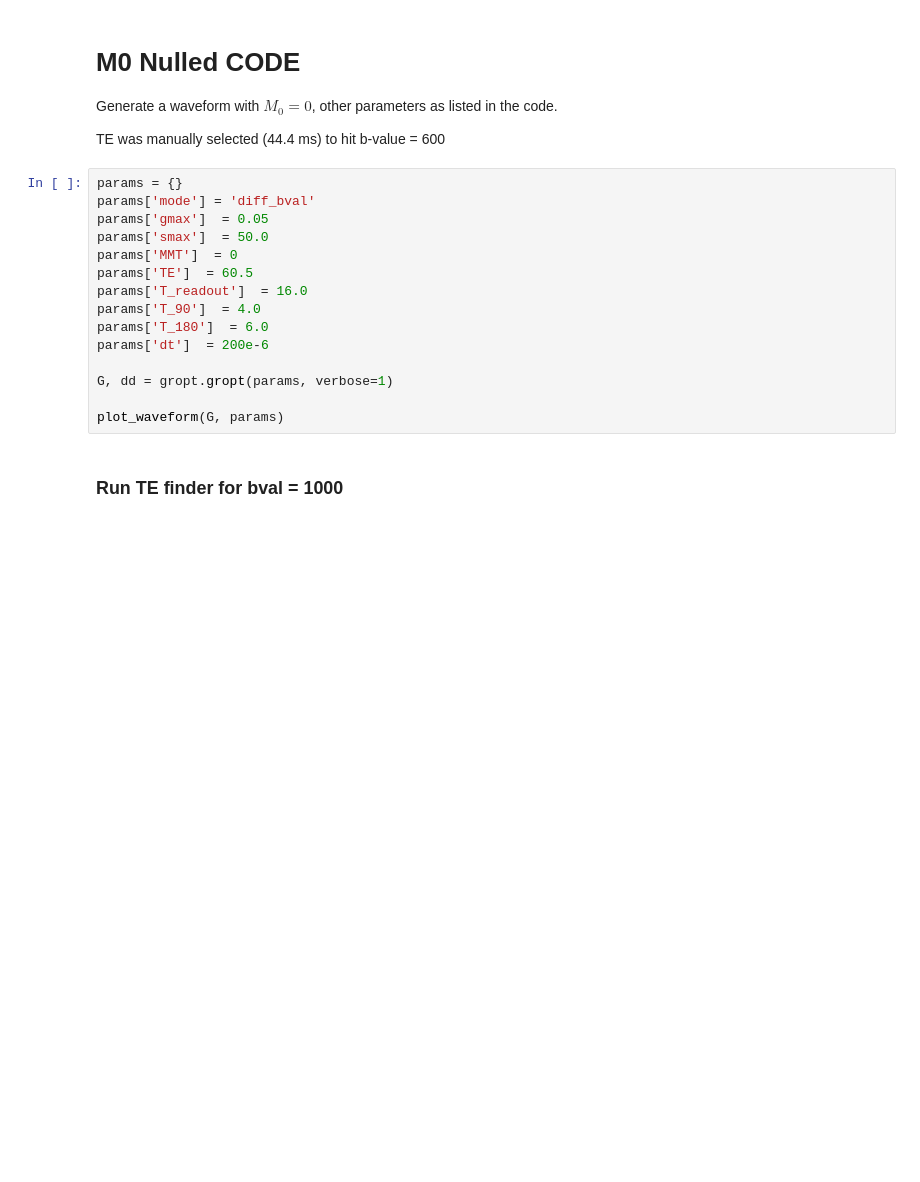
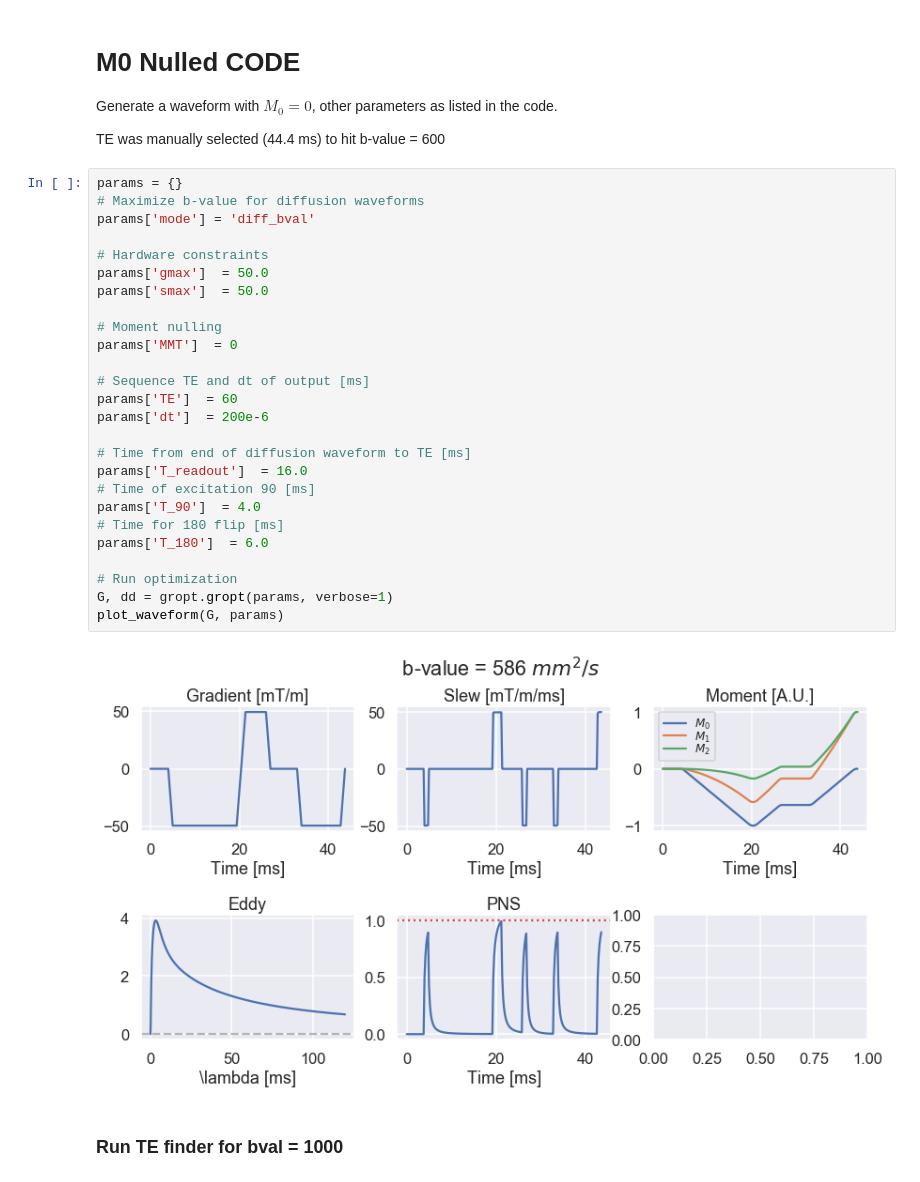
Before and after one commit to mloecher/gropt, a Jupyter notebook: python/demo_v1.ipynb, the cells around one changed output. Drawn from its saved outputs; the diff is of its cells as text; blank space fills up the shorter version.

```diff
--- a/python/demo_v1.ipynb
+++ b/python/demo_v1.ipynb
@@ -25,19 +25,32 @@ Generate a waveform with $M_0 = 0$, other parameters as listed in the code.
 TE was manually selected (44.4 ms) to hit b-value = 600
 # %%
 params = {}
+# Maximize b-value for diffusion waveforms
 params['mode'] = 'diff_bval'
-params['gmax']  = 0.05
+
+# Hardware constraints
+params['gmax']  = 50.0
 params['smax']  = 50.0
+
+# Moment nulling
 params['MMT']  = 0
-params['TE']  = 60.5
-params['T_readout']  = 16.0
-params['T_90']  = 4.0
-params['T_180']  = 6.0
+
+# Sequence TE and dt of output [ms]
+params['TE']  = 60
 params['dt']  = 200e-6
 
+# Time from end of diffusion waveform to TE [ms]
+params['T_readout']  = 16.0
+# Time of excitation 90 [ms]
+params['T_90']  = 4.0
+# Time for 180 flip [ms]
+params['T_180']  = 6.0
+
+# Run optimization
 G, dd = gropt.gropt(params, verbose=1)
-
 plot_waveform(G, params)
+# %% [output]
+[figure, added]
 # %% [markdown]
 ### Run TE finder for bval = 1000
 # %%
```
Also changed, not shown: 1 other file.
